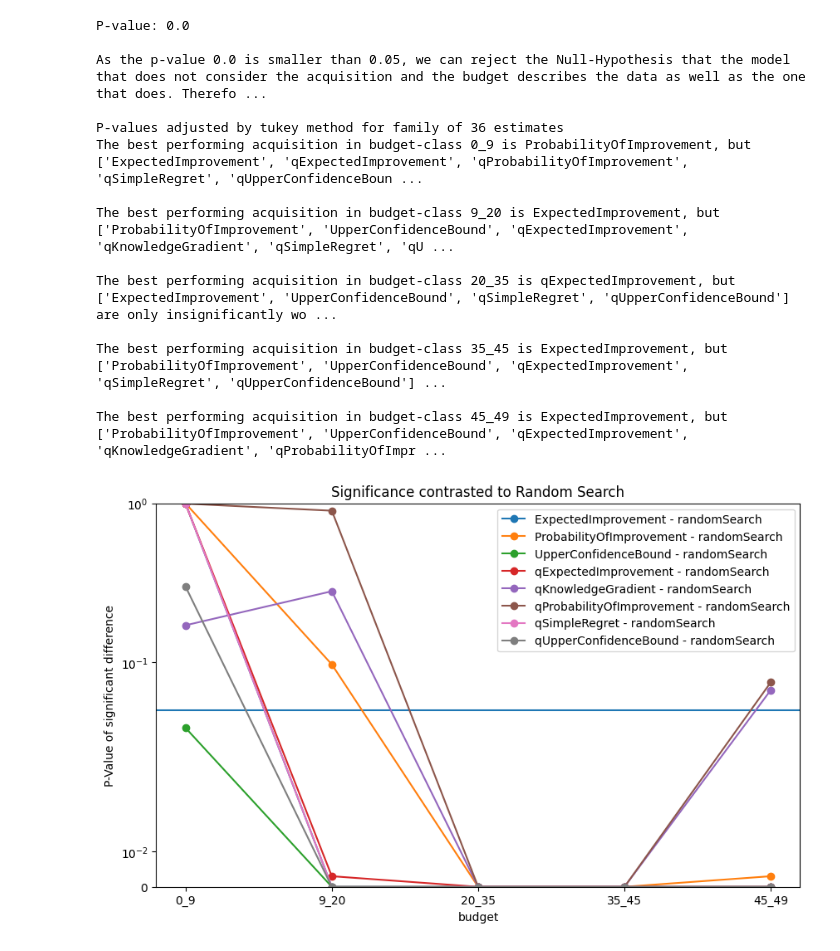
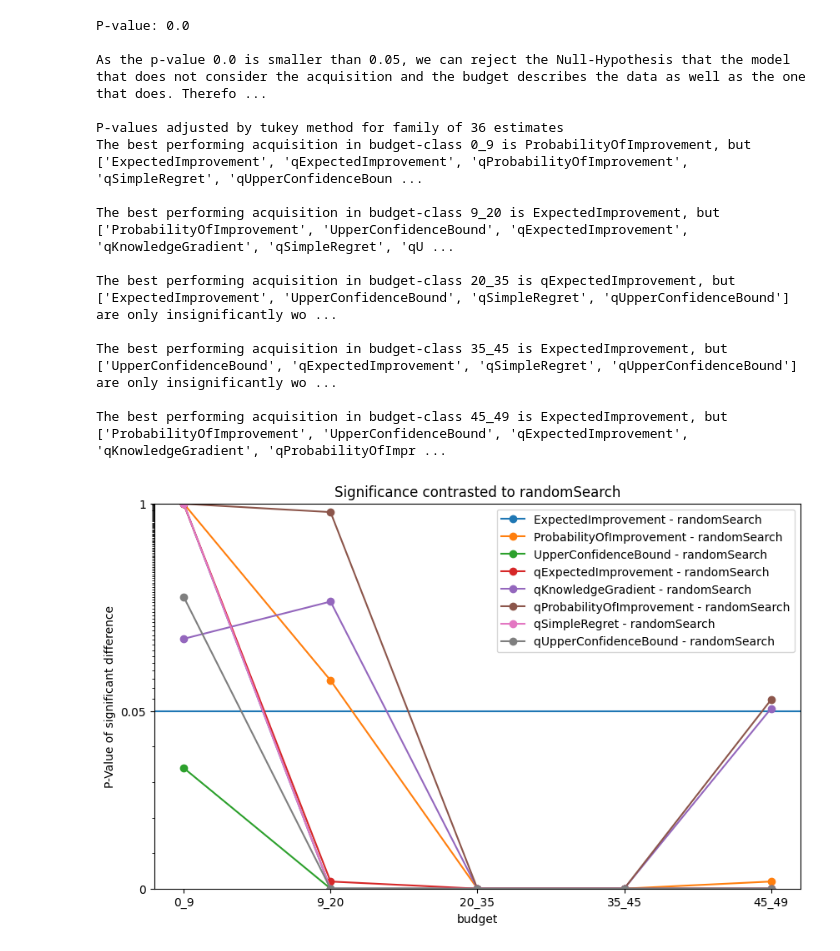
Before and after one commit to automl-private/significance_analysis, a Jupyter notebook: significance_analysis_example/testfield.ipynb, the cells around one changed output. Saved outputs shown, nothing was run; the diff lists cells and outputs as text; code cells hidden in the pictures.

```diff
--- a/significance_analysis_example/testfield.ipynb
+++ b/significance_analysis_example/testfield.ipynb
@@ -8,31 +8,31 @@ data = pd.read_csv("./example_dataset.csv")
 # %%
 # Second Analysis: Analyse performance of acquisition functions over all benchmarks binned by trainingrounds,
 # i.e. performance in the first 8, the next 12, the next 15, the next 10 and the final 5 rounds.
 # Does not print the results, only shows plots.
 conduct_analysis(
-    data,
+    data.loc[data["benchmark"]!="NN_HPO_Bench"],
     "mean",
     "acquisition",
     "benchmark",
     bin_id="budget",
     bins=[9, 20, 35, 45],
     summarize=False,
     show_plots=False,
-    significance_plot=True
+    significance_plot="randomSearch"
 )
 # %% [output]
 P-value: 0.0
 
 As the p-value 0.0 is smaller than 0.05, we can reject the Null-Hypothesis that the model that does not consider the acquisition and the budget describes the data as well as the one that does. Therefo ...
 
 P-values adjusted by tukey method for family of 36 estimates
 The best performing acquisition in budget-class 0_9 is ProbabilityOfImprovement, but ['ExpectedImprovement', 'qExpectedImprovement', 'qProbabilityOfImprovement', 'qSimpleRegret', 'qUpperConfidenceBoun ...
 
 The best performing acquisition in budget-class 9_20 is ExpectedImprovement, but ['ProbabilityOfImprovement', 'UpperConfidenceBound', 'qExpectedImprovement', 'qKnowledgeGradient', 'qSimpleRegret', 'qU ...
 
 The best performing acquisition in budget-class 20_35 is qExpectedImprovement, but ['ExpectedImprovement', 'UpperConfidenceBound', 'qSimpleRegret', 'qUpperConfidenceBound'] are only insignificantly wo ...
 
-The best performing acquisition in budget-class 35_45 is ExpectedImprovement, but ['ProbabilityOfImprovement', 'UpperConfidenceBound', 'qExpectedImprovement', 'qSimpleRegret', 'qUpperConfidenceBound'] ...
+The best performing acquisition in budget-class 35_45 is ExpectedImprovement, but ['UpperConfidenceBound', 'qExpectedImprovement', 'qSimpleRegret', 'qUpperConfidenceBound'] are only insignificantly wo ...
 
 The best performing acquisition in budget-class 45_49 is ExpectedImprovement, but ['ProbabilityOfImprovement', 'UpperConfidenceBound', 'qExpectedImprovement', 'qKnowledgeGradient', 'qProbabilityOfImpr ...
-[figure, old version]
+[figure, new version]
```
Also changed, not shown: parts of 1 cell of this notebook, 2 other files.
